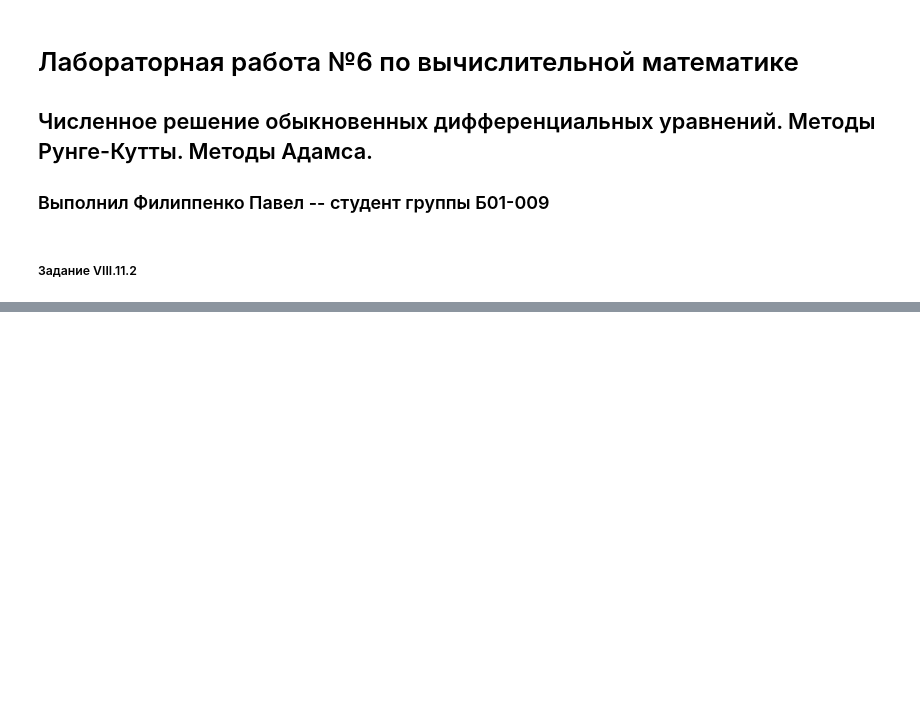
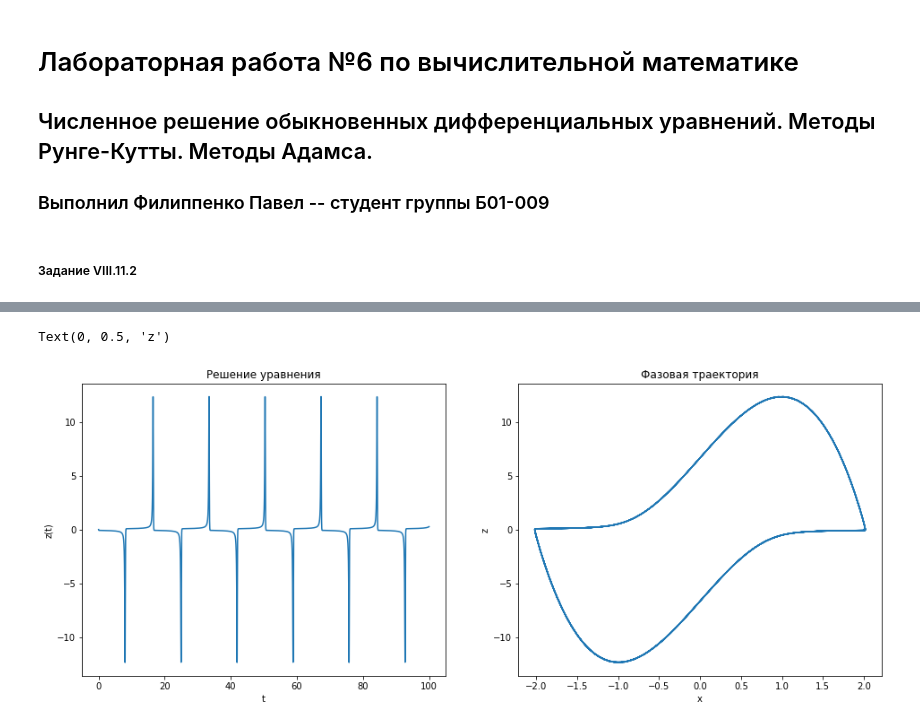
Before and after one commit to pavel-collab/comp-math, a Jupyter notebook: lab06/lab06.ipynb, the cells around one changed output, grey strips where cells are left out. Drawn from its saved outputs; the diff is of its cells as text; code cells hidden in the pictures; blank space fills up the shorter version.

```diff
--- a/lab06/lab06.ipynb
+++ b/lab06/lab06.ipynb
@@ -70,9 +175,12 @@ from scipy.integrate import odeint
+# %%
+def f1(S, t) -> list:
+    x, z = S
+    return [z, e * (1 - x**2) * z - x]
 # %%
-# h = 0.01
-# t_start = 0
-# t_end = 100
-# t = np.linspace(t_start, t_end, int((t_end-t_start)/h+1))
+h = 0.01
+t_start = 0
+t_end = 100
+t = np.linspace(t_start, t_end, int((t_end-t_start)/h+1))
 
-# sol = odeint(f, (2, 0), t)
-# s1, s2 = sol.T
-# plt.plot(t, s2)
+sol = odeint(f1, (2, 0), t)
+x, z = sol.T
@@ -110,0 +187,17 @@ plt.plot(t, z)
+# %%
+fig = plt.figure(figsize=(16, 6))
+
+plt.subplot(1, 2, 1)
+plt.plot(t, z)
+plt.title('Решение уравнения')
+plt.xlabel('t')
+plt.ylabel('z(t)')
+
+plt.subplot(1, 2, 2)
+plt.plot(x, z)
+plt.title('Фазовая траектория')
+plt.xlabel('x')
+plt.ylabel('z')
+# %% [output]
+Text(0, 0.5, 'z')
+[figure, added]
```
Also changed, not shown: parts of 20 cells of this notebook.
